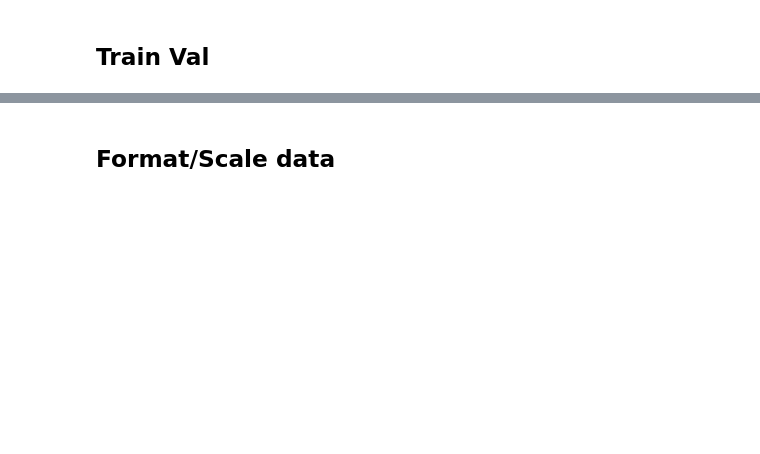
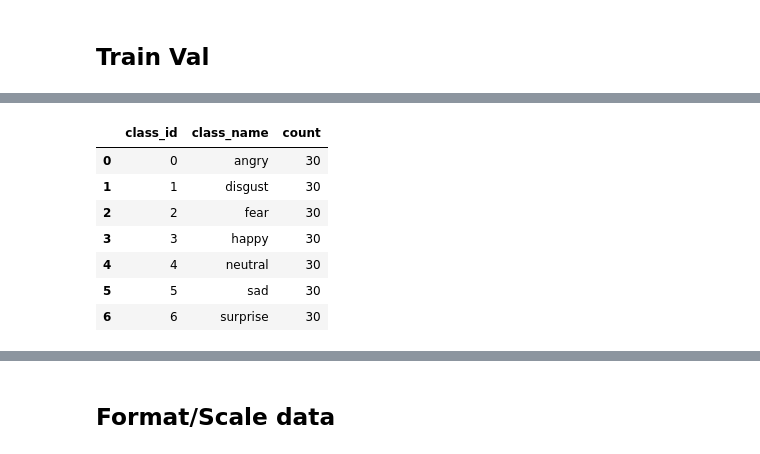
Before and after one commit to MarcusMorlock/Deep_Learning_Individuell_Marcus_Backstrom, a Jupyter notebook: Report_Marcus_Bäckström.ipynb, the cells around one changed output, grey strips where cells are left out. Cells and saved outputs as stored; diff of their text form; code cells hidden in the pictures; blank space fills up the shorter version.

```diff
--- a/Report_Marcus_Bäckström.ipynb
+++ b/Report_Marcus_Bäckström.ipynb
@@ -311,0 +390,19 @@ print(f"y_val Shape :  {y_val.shape}")
+# %%
+class_counts = pd.Series(y_val).value_counts().sort_index()
+
+class_distribution = pd.DataFrame({
+    "class_id": class_counts.index,
+    "class_name": [class_names[i] for i in class_counts.index],
+    "count": class_counts.values
+})
+
+class_distribution
+# %% [output]
+|  | class_id | class_name | count |
+| 0 | 0 | angry | 30 |
+| 1 | 1 | disgust | 30 |
+| 2 | 2 | fear | 30 |
+| 3 | 3 | happy | 30 |
+| 4 | 4 | neutral | 30 |
+| 5 | 5 | sad | 30 |
+| 6 | 6 | surprise | 30 |
```
Also changed, not shown: parts of 33 cells of this notebook, 4 other files.
